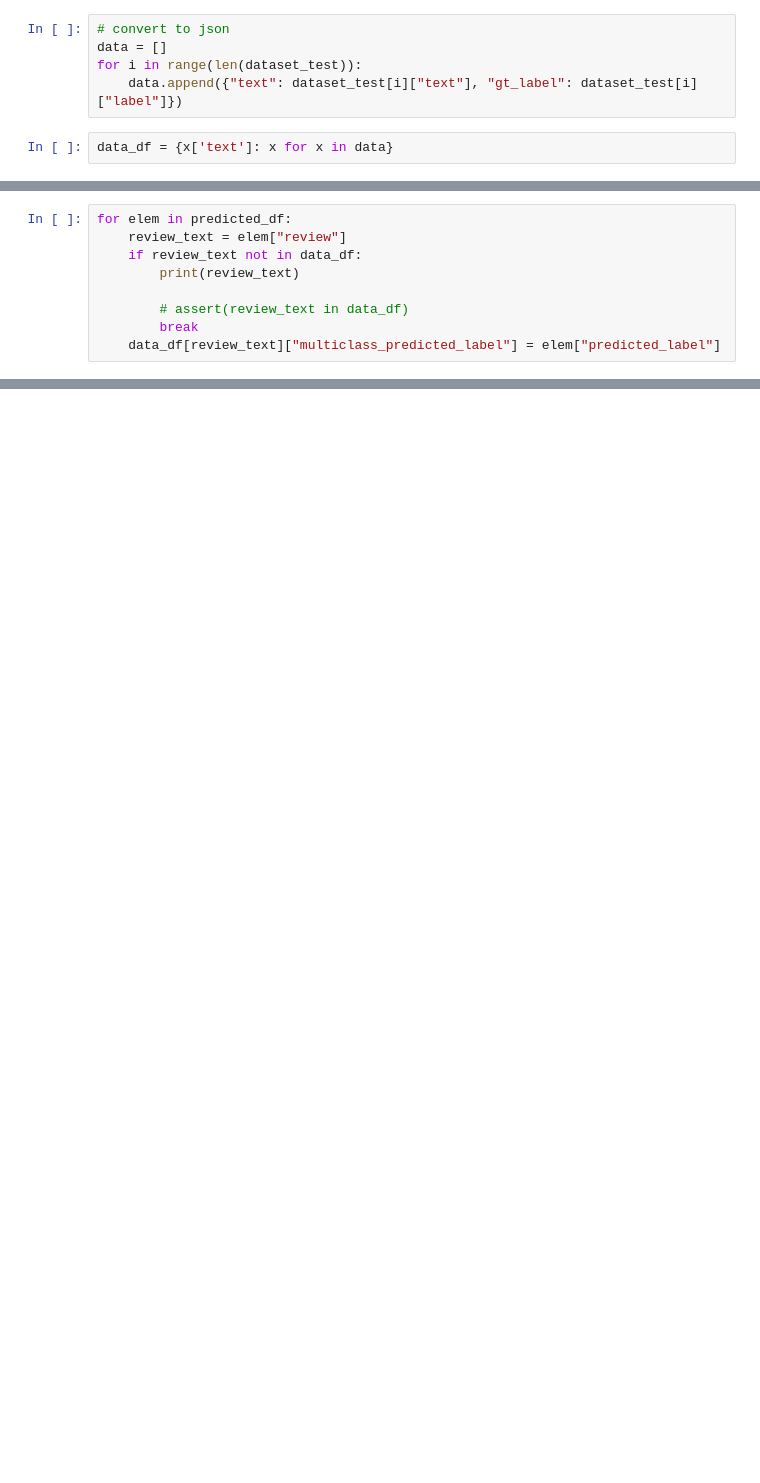
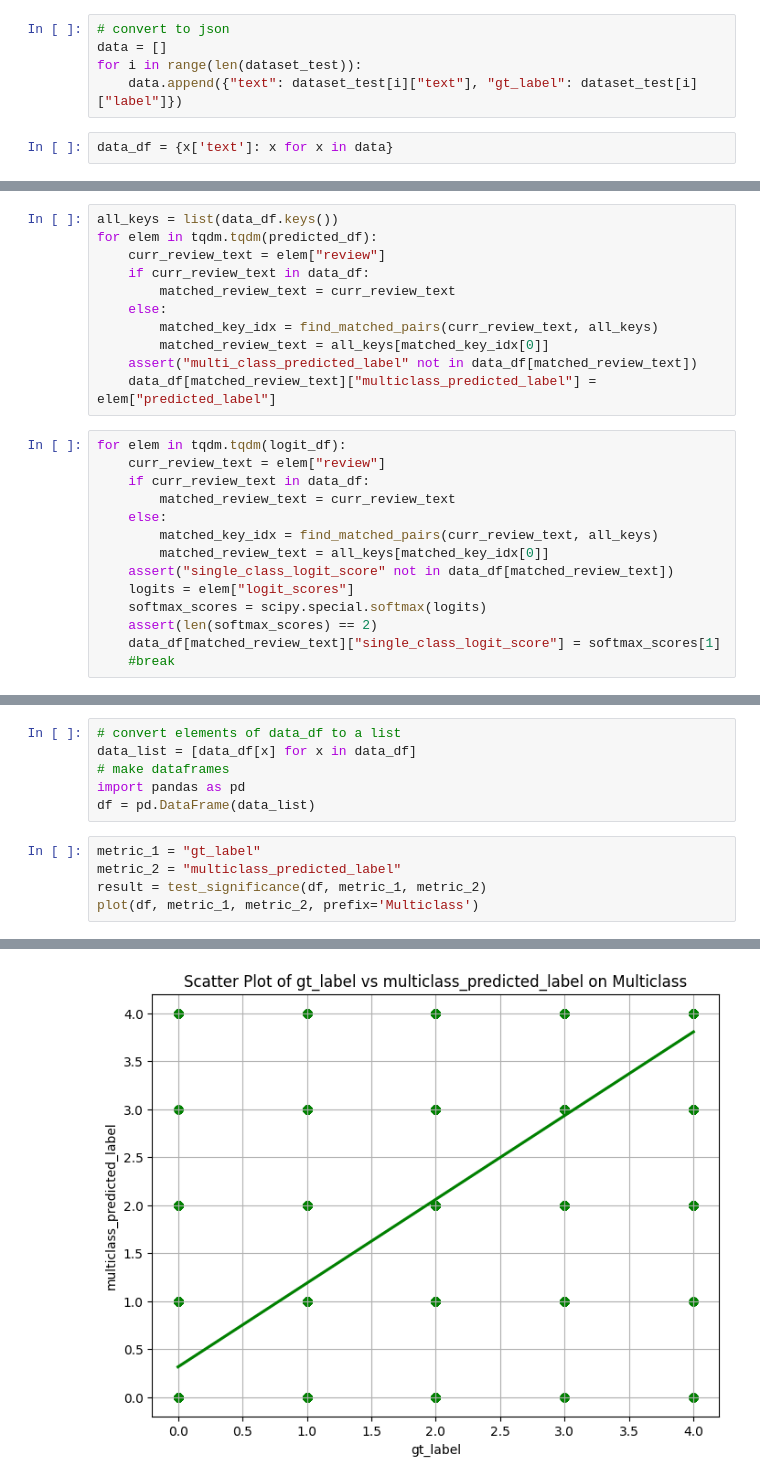
Before and after one commit to juice500ml/sentiment-cartography, a Jupyter notebook: cal_scores.ipynb, the cells around one changed output, grey strips where cells are left out. Drawn from its saved outputs; the diff is of its cells as text; blank space fills up the shorter version.

Commit message:
added code for plots and baselines

```diff
--- a/cal_scores.ipynb
+++ b/cal_scores.ipynb
@@ -38,9 +55,0 @@ with open(path_predicted_labels, "r") as f:
-# %%
-for elem in predicted_df:
-    review_text = elem["review"]
-    if review_text not in data_df:
-        print(review_text)
-
-        # assert(review_text in data_df)
-        break
-    data_df[review_text]["multiclass_predicted_label"] = elem["predicted_label"]
@@ -107,0 +66,25 @@ all_keys[700:720]
+# %%
+all_keys = list(data_df.keys())
+for elem in tqdm.tqdm(predicted_df):
+    curr_review_text = elem["review"]
+    if curr_review_text in data_df:
+        matched_review_text = curr_review_text
+    else:
+        matched_key_idx = find_matched_pairs(curr_review_text, all_keys)
+        matched_review_text = all_keys[matched_key_idx[0]]
+    assert("multi_class_predicted_label" not in data_df[matched_review_text])
+    data_df[matched_review_text]["multiclass_predicted_label"] = elem["predicted_label"]
+# %%
+for elem in tqdm.tqdm(logit_df):
+    curr_review_text = elem["review"]
+    if curr_review_text in data_df:
+        matched_review_text = curr_review_text
+    else:
+        matched_key_idx = find_matched_pairs(curr_review_text, all_keys)
+        matched_review_text = all_keys[matched_key_idx[0]]
+    assert("single_class_logit_score" not in data_df[matched_review_text])
+    logits = elem["logit_scores"]
+    softmax_scores = scipy.special.softmax(logits)
+    assert(len(softmax_scores) == 2)
+    data_df[matched_review_text]["single_class_logit_score"] = softmax_scores[1]
+    #break
@@ -107,0 +96,12 @@ all_keys[700:720]
+# %%
+# convert elements of data_df to a list
+data_list = [data_df[x] for x in data_df]
+# make dataframes
+import pandas as pd
+df = pd.DataFrame(data_list)
+# %%
+metric_1 = "gt_label"
+metric_2 = "multiclass_predicted_label"
+result = test_significance(df, metric_1, metric_2)
+plot(df, metric_1, metric_2, prefix='Multiclass')
+# %% [output]
@@ -107,0 +111 @@ all_keys[700:720]
+[figure, added]
```
Also changed, not shown: parts of 21 cells of this notebook.
